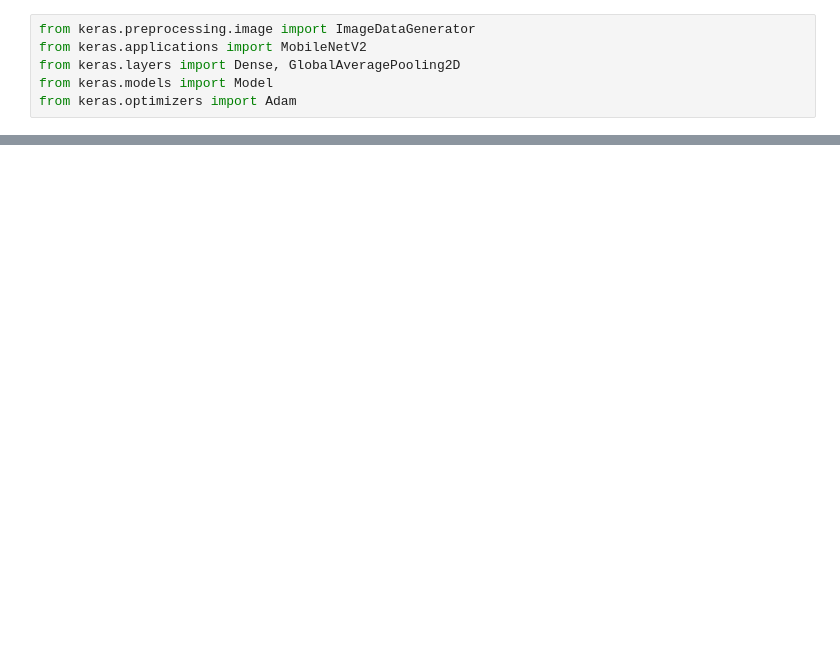
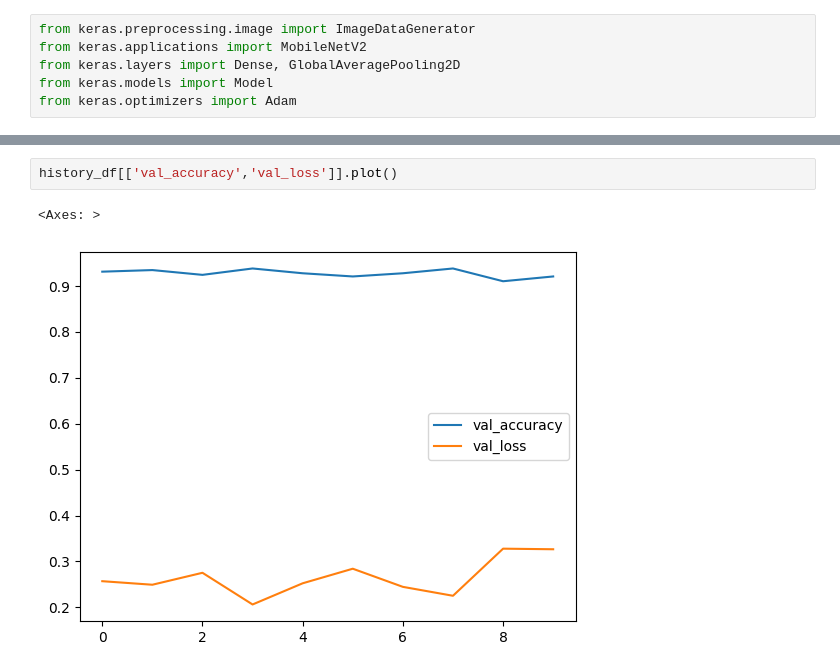
Before and after one commit to SKDragon18/DogBreeds, a Jupyter notebook: Color(9label).ipynb, the cells around one changed output, grey strips where cells are left out. Drawn from its saved outputs; the diff is of its cells as text; blank space fills up the shorter version.

```diff
--- a/Color(9label).ipynb
+++ b/Color(9label).ipynb
@@ -178,0 +176,5 @@ Predicted class label: golden_retriever
+# %%
+history_df[['val_accuracy','val_loss']].plot()
+# %% [output]
+<Axes: >
+[figure, added]
```
Also changed, not shown: parts of 17 cells of this notebook.
